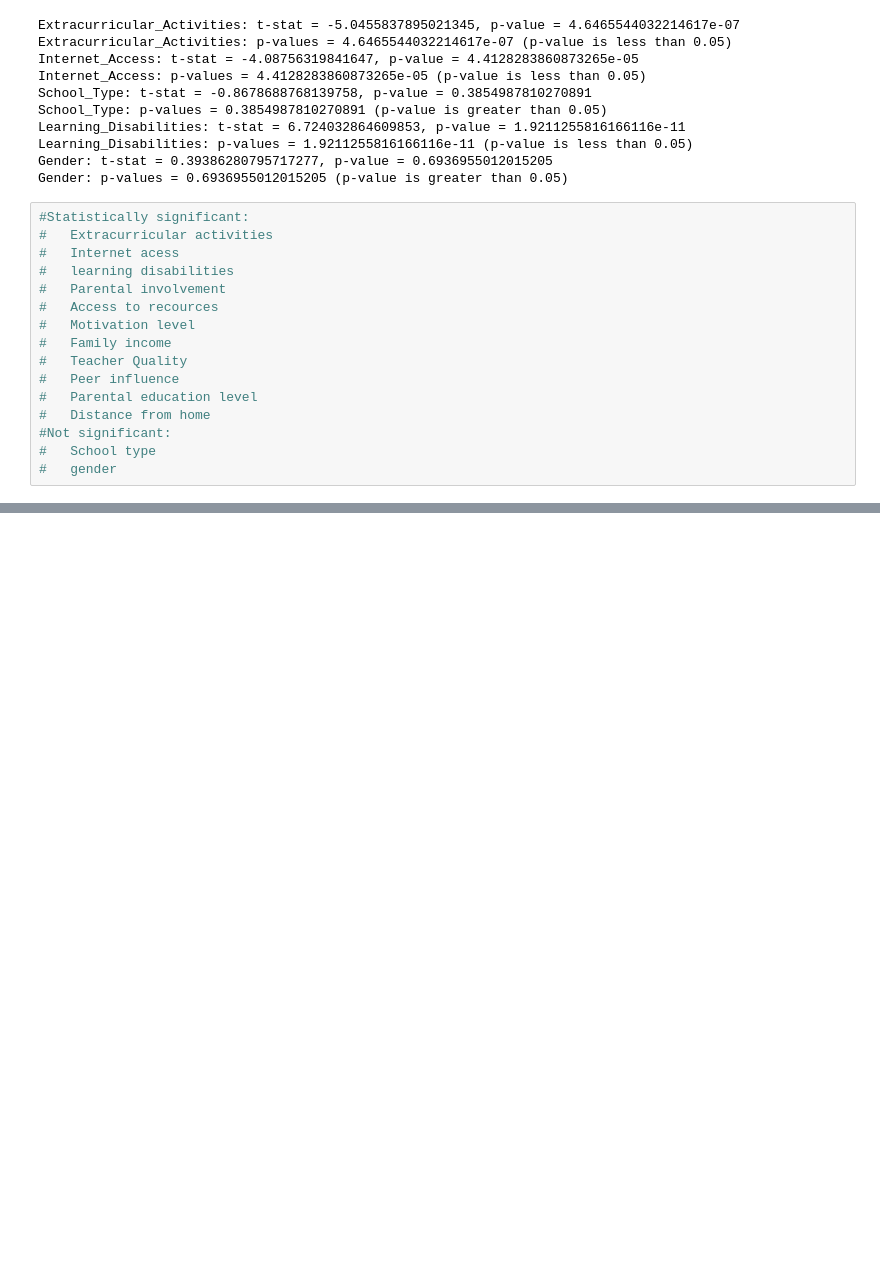
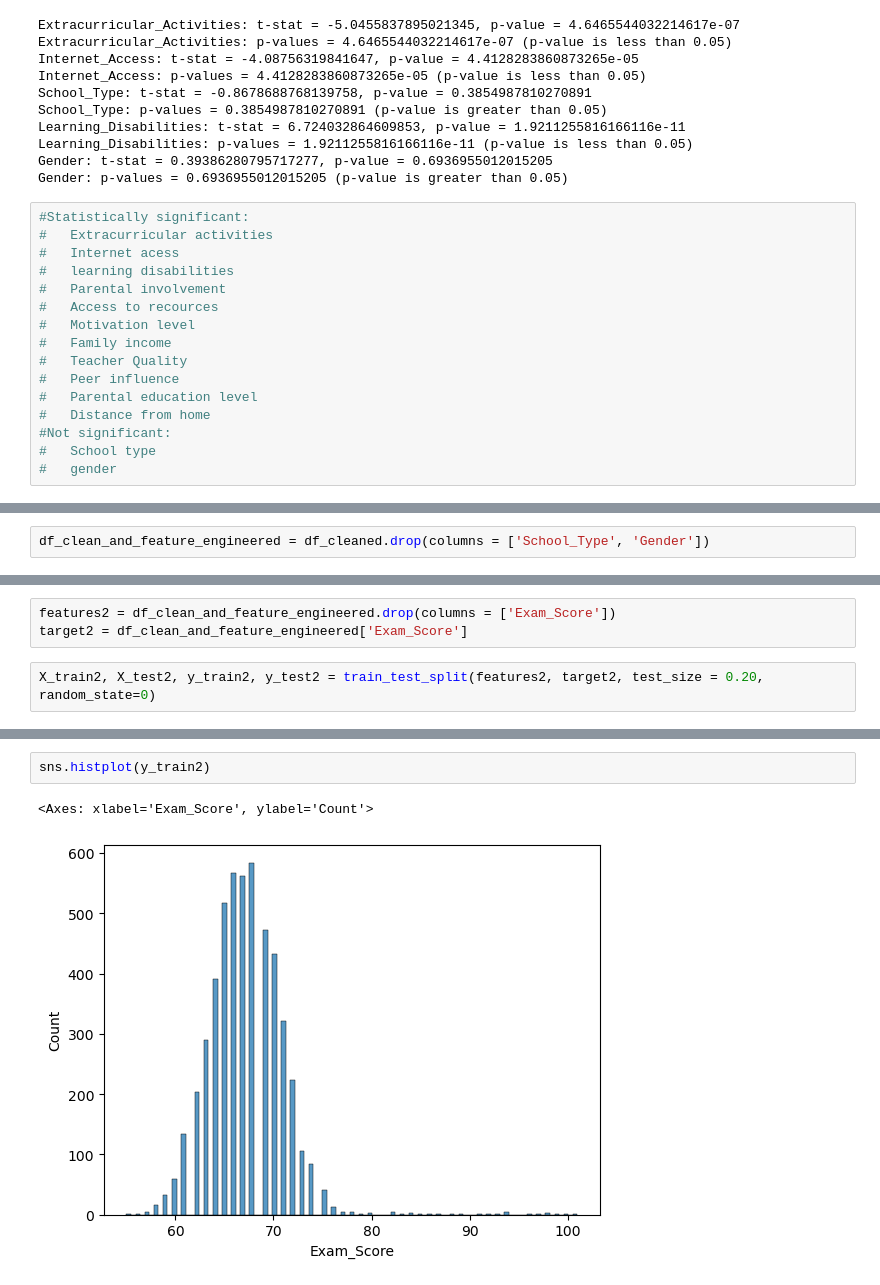
Before and after one commit to KonstantinLeube/Exam_Score_ML_Project, a Jupyter notebook: notebooks/Notebook_final_project_konstantin.ipynb, the cells around one changed output, grey strips where cells are left out. Saved outputs shown, nothing was run; the diff lists cells and outputs as text; blank space fills up the shorter version.

```diff
--- a/notebooks/Notebook_final_project_konstantin.ipynb
+++ b/notebooks/Notebook_final_project_konstantin.ipynb
@@ -505,0 +525,2 @@ Distance_from_Home: p-values = 1.6303083634793744e-11 (p-value is less than 0.05
+# %%
+df_clean_and_feature_engineered = df_cleaned.drop(columns = ['School_Type', 'Gender'])
@@ -505,0 +588,5 @@ Distance_from_Home: p-values = 1.6303083634793744e-11 (p-value is less than 0.05
+# %%
+features2 = df_clean_and_feature_engineered.drop(columns = ['Exam_Score'])
+target2 = df_clean_and_feature_engineered['Exam_Score']
+# %%
+X_train2, X_test2, y_train2, y_test2 = train_test_split(features2, target2, test_size = 0.20, random_state=0)
@@ -505,0 +609,5 @@ Distance_from_Home: p-values = 1.6303083634793744e-11 (p-value is less than 0.05
+# %%
+sns.histplot(y_train2)
+# %% [output]
+<Axes: xlabel='Exam_Score', ylabel='Count'>
+[figure, added]
```
Also changed, not shown: parts of 49 cells of this notebook.
